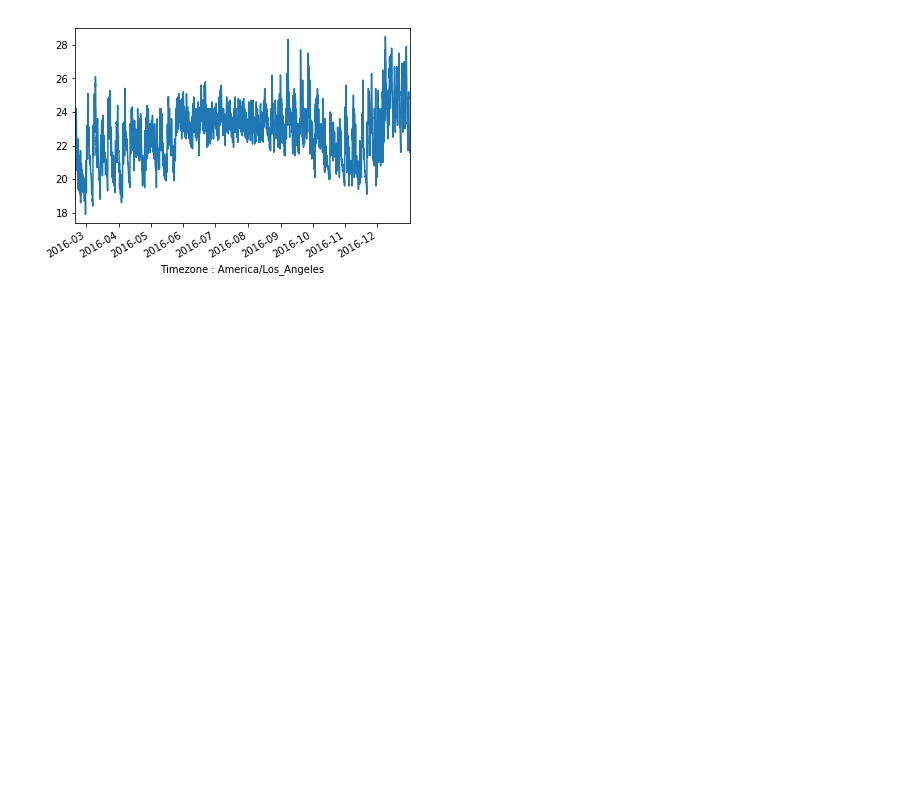
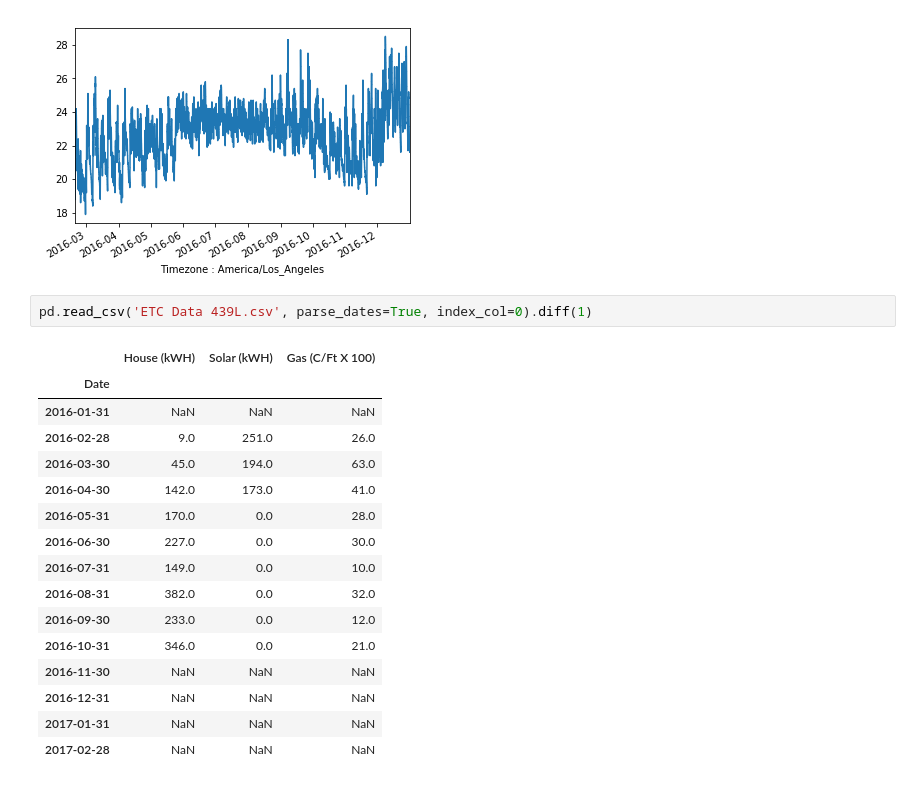
Before and after one commit to dsoto/ENSP-439-Examples, a Jupyter notebook: ETC/ETC-example.ipynb, the cells around one changed output. Saved outputs shown, nothing was run; the diff lists cells and outputs as text; blank space fills up the shorter version.

```diff
--- a/ETC/ETC-example.ipynb
+++ b/ETC/ETC-example.ipynb
@@ -12,3 +12,22 @@ netatmo['Temperature'].plot()
 # %% [output]
 <matplotlib.axes._subplots.AxesSubplot at 0x...>
 [figure]
+# %%
+pd.read_csv('ETC Data 439L.csv', parse_dates=True, index_col=0).diff(1)
+# %% [output]
+|  | House (kWH) | Solar (kWH) | Gas (C/Ft X 100) |
+| Date |  |  |  |
+| 2016-01-31 | NaN | NaN | NaN |
+| 2016-02-28 | 9.0 | 251.0 | 26.0 |
+| 2016-03-30 | 45.0 | 194.0 | 63.0 |
+| 2016-04-30 | 142.0 | 173.0 | 41.0 |
+| 2016-05-31 | 170.0 | 0.0 | 28.0 |
+| 2016-06-30 | 227.0 | 0.0 | 30.0 |
+| 2016-07-31 | 149.0 | 0.0 | 10.0 |
+| 2016-08-31 | 382.0 | 0.0 | 32.0 |
+| 2016-09-30 | 233.0 | 0.0 | 12.0 |
+| 2016-10-31 | 346.0 | 0.0 | 21.0 |
+| 2016-11-30 | NaN | NaN | NaN |
+| 2016-12-31 | NaN | NaN | NaN |
+| 2017-01-31 | NaN | NaN | NaN |
+| 2017-02-28 | NaN | NaN | NaN |
```
Also changed, not shown: parts of 1 cell of this notebook.
